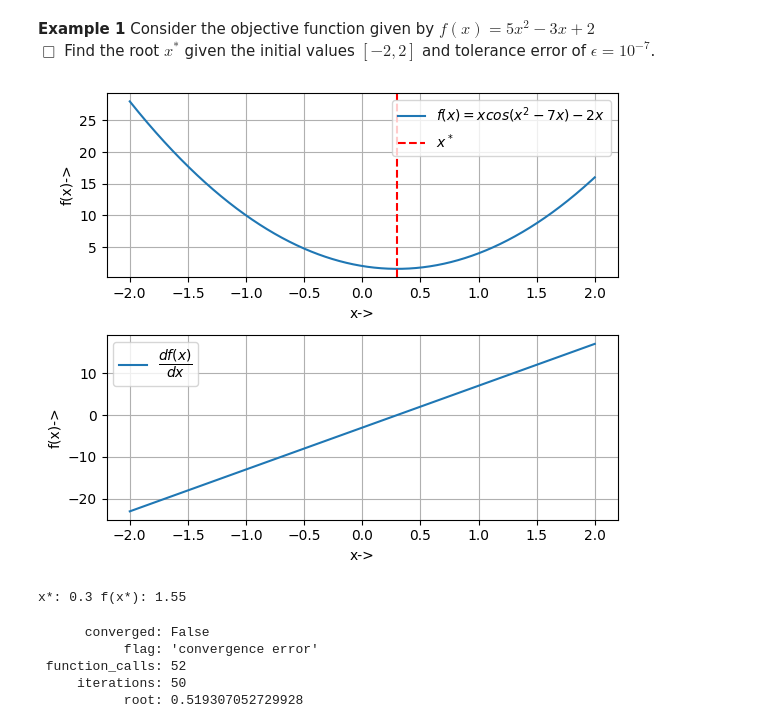
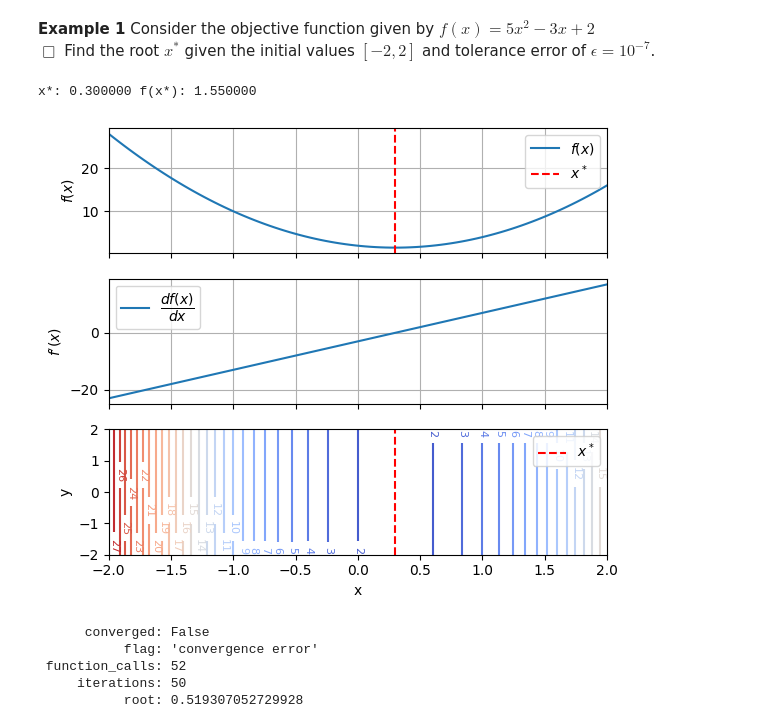
Before and after one commit to akalingking/quant-finance-lectures, a Jupyter notebook: optimization/03_one_dimensional_optimization.ipynb, the cells around one changed output. Cells and saved outputs as stored; diff of their text form; code cells hidden in the pictures.

```diff
--- a/optimization/03_one_dimensional_optimization.ipynb
+++ b/optimization/03_one_dimensional_optimization.ipynb
@@ -275,79 +268,16 @@ $\textbf{return } (x^*, f(x^*))$
 # %% [markdown]
 **Example 1** Consider the objective function given by $f(x)=5x^2 -3x + 2$\
 $\Box$ Find the root $x^*$ given the initial values $[-2, 2]$ and tolerance error of $\epsilon=10^{-7}$.
+# %%
+f = lambda x: 5*x**2 - 3*x + 2
+limits=[-2.,2.]
+x_star, _ = opt_secant(f, domain=limits, verbose=False)
+# %% [output]
+x*: 0.300000 f(x*): 1.550000
 # %%
-f = lambda x: 5*x**2 - 3*x + 2
-x_i = np.linspace(-2, 2, 1000, dtype=float)
-fig,axs = plt.subplots(2,1,figsize=(6,5))
-# objective function
-ax = axs[0]
-ax.plot(x_i, f(x_i), label=r"$f(x)=xcos(x^2-7x)-2x$")
-ax.set_xlabel("x->")
-ax.set_ylabel("f(x)->")
-#ax.axvline(x=0.7828569991788445, color='r', label=r'$x^*$', ls="--")
-ax.axvline(x=0.3, color='r', label=r'$x^*$', ls="--")
-ax.grid(":")
-ax.legend()
-
-gradient = grad(f)
-h=[gradient(x) for x in x_i]
-ax = axs[1]
-ax.plot(x_i, h, label=r"$\dfrac{df(x)}{dx}$")
-ax.set_xlabel("x->")
-ax.set_ylabel("f(x)->")
-ax.grid(":")
-ax.legend()
-plt.tight_layout()
-plt.show()
+show_plot(f, x_star, domain=limits, samples=100)
 # %% [output]
-[figure, old version]
+[figure, new version]
-# %%
-import autograd.numpy as aunp
-#f = lambda x: x*aunp.cos(x**2-7*x) - 2*x
-f = lambda x: 5*x**2 - 3*x + 2
-#f = lambda x: x**3 - 5*x - 9
-#f = lambda x: x**3 - x**2 - 1
-#fp = lambda x: 3*x**2 - 2*x
-fp = grad(f)
-#x_prev, x= -1.5,1
-a=-2.
-b=2.
-x = a
-j=0
-x_star = aunp.inf
-maxiter = 50
-epsilon = 10**-7
-while True:
-    if j > maxiter:
-        break
-    j += 1
-    # print(f"[{j}] a:{a} b:{b} x:{x} f'(x):{fp(x)} f'(a): {fp(a)} f'(b): {fp(b)}")
-    """
-    if fp(a)*f(b) < 0:
-        x = a - ((fp(a)*(b-a))/(fp(b)-f(a)))
-        #x = a - (f(a)*(b-a))/(f(b)-fprime(a))
-        if abs(fp(x)) < epsilon:
-            break
-        else:
-            if fp(x) > 0:
-                a = b
-                b = x
-            else:
-                b = a
-                a = x
-    """
-    x = a - ((fp(a)*(b-a))/(fp(b)-fp(a)))
-    if fp(a)*fp(x) < 0:
-        b = x
-    elif fp(b)*fp(x) < 0:
-        a = x
-    elif f(x) == 0:
-        print("Found exact solution!")
-        break
-x_star = x
-print(f"x*: {x_star} f(x*): {f(x_star)}")
-# %% [output]
-x*: 0.3 f(x*): 1.55
 # %%
 # Validate using scipy optimizer
 import autograd.numpy as aunp
```
Also changed, not shown: parts of 20 cells of this notebook, 3 other files.
